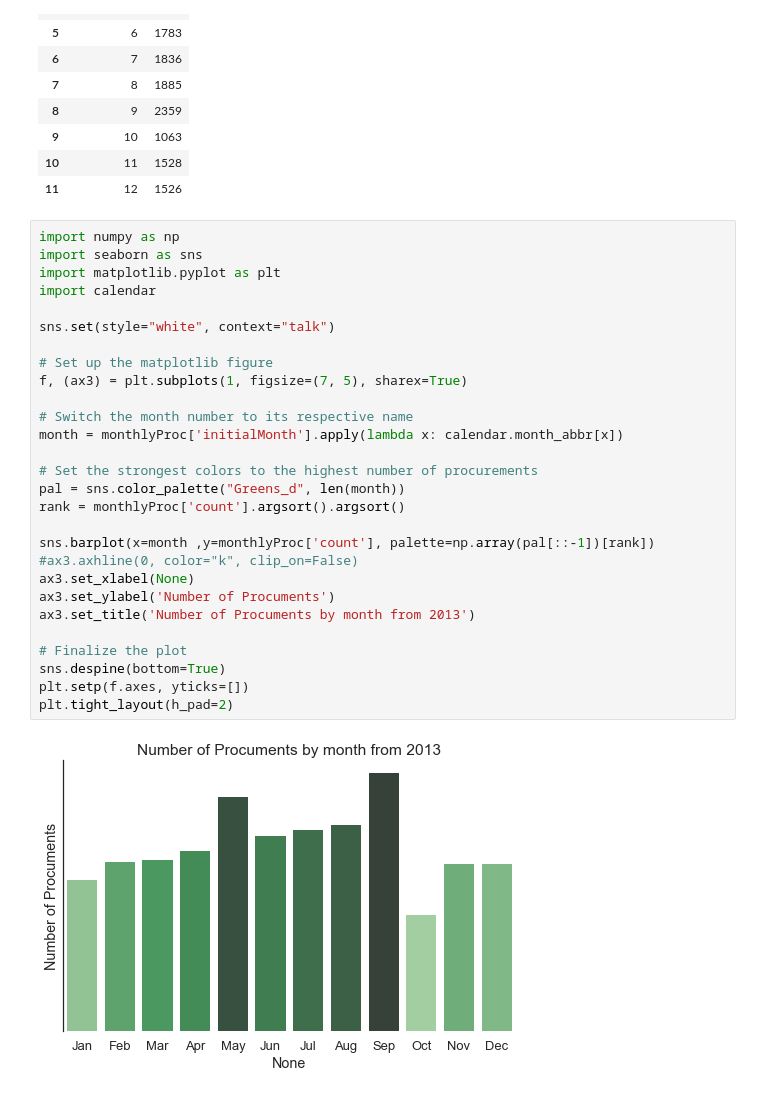
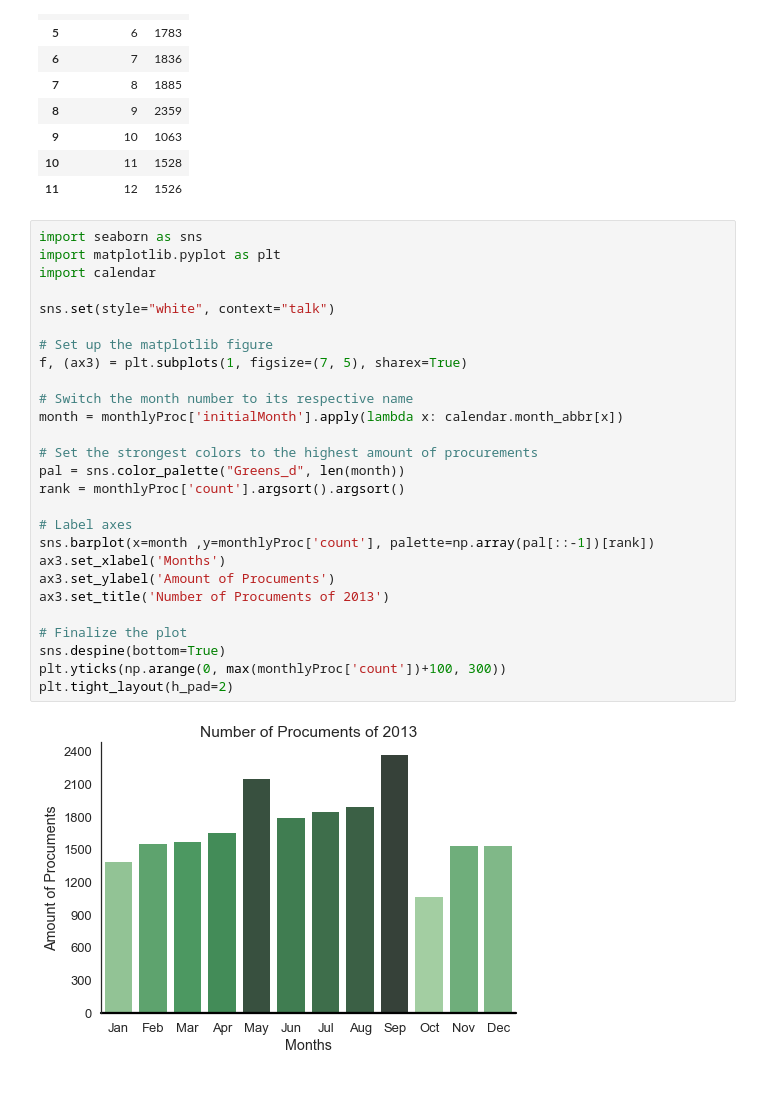
Before and after one commit to RodolfoLSS/Portuguese_Procurements, a Jupyter notebook: H7.20180088.ipynb, the cells around one changed output. Cells and saved outputs as stored; diff of their text form.

Commit message:
Barplot with monthly procurements fixed

```diff
--- a/H7.20180088.ipynb
+++ b/H7.20180088.ipynb
@@ -239,32 +240,31 @@ monthlyProc
 | 10 | 11 | 1528 |
 | 11 | 12 | 1526 |
 # %%
-import numpy as np
 import seaborn as sns
 import matplotlib.pyplot as plt
 import calendar
 
 sns.set(style="white", context="talk")
 
 # Set up the matplotlib figure
 f, (ax3) = plt.subplots(1, figsize=(7, 5), sharex=True)
 
 # Switch the month number to its respective name
 month = monthlyProc['initialMonth'].apply(lambda x: calendar.month_abbr[x])
 
-# Set the strongest colors to the highest number of procurements
+# Set the strongest colors to the highest amount of procurements
 pal = sns.color_palette("Greens_d", len(month))
 rank = monthlyProc['count'].argsort().argsort()
 
+# Label axes
 sns.barplot(x=month ,y=monthlyProc['count'], palette=np.array(pal[::-1])[rank])
-#ax3.axhline(0, color="k", clip_on=False)
-ax3.set_xlabel(None)
-ax3.set_ylabel('Number of Procuments')
-ax3.set_title('Number of Procuments by month from 2013')
+ax3.set_xlabel('Months')
+ax3.set_ylabel('Amount of Procuments')
+ax3.set_title('Number of Procuments of 2013')
 
 # Finalize the plot
 sns.despine(bottom=True)
-plt.setp(f.axes, yticks=[])
+plt.yticks(np.arange(0, max(monthlyProc['count'])+100, 300))
 plt.tight_layout(h_pad=2)
 # %% [output]
-[figure, old version]
+[figure, new version]
```
Also changed, not shown: parts of 7 cells of this notebook, 1 other file.
